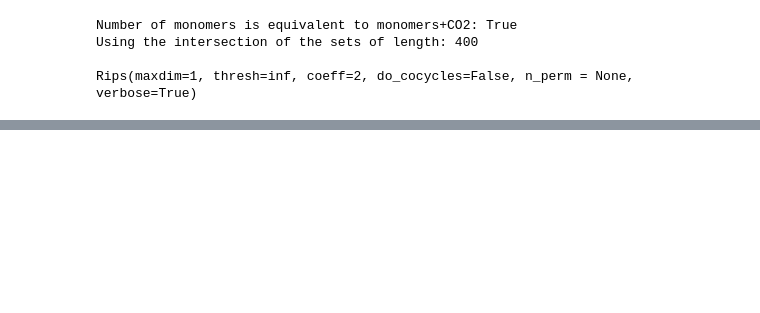
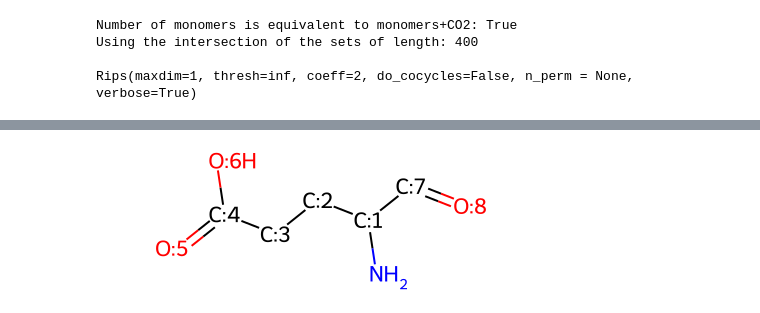
Before and after one commit to ChemRacer/dipeptide_co2, a Jupyter notebook: interaction_sites.ipynb, the cells around one changed output, grey strips where cells are left out. Saved outputs shown, nothing was run; the diff lists cells and outputs as text; code cells hidden in the pictures; blank space fills up the shorter version.

```diff
--- a/interaction_sites.ipynb
+++ b/interaction_sites.ipynb
@@ -180,0 +398,9 @@ array([[0, 1, 0, ..., 0, 0, 0],
+# %%
+def mol_with_atom_index(mol):
+    for atom in mol.GetAtoms():
+        atom.SetAtomMapNum(atom.GetIdx())
+    return mol
+# %%
+mol_with_atom_index(m)
+# %% [output]
+[figure, added]
```
Also changed, not shown: parts of 32 cells of this notebook, 1 other file.
